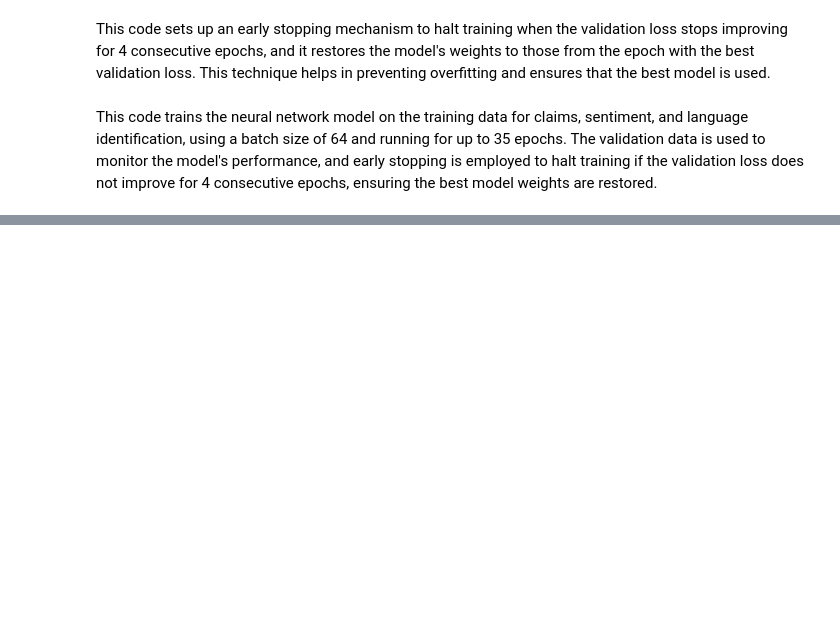
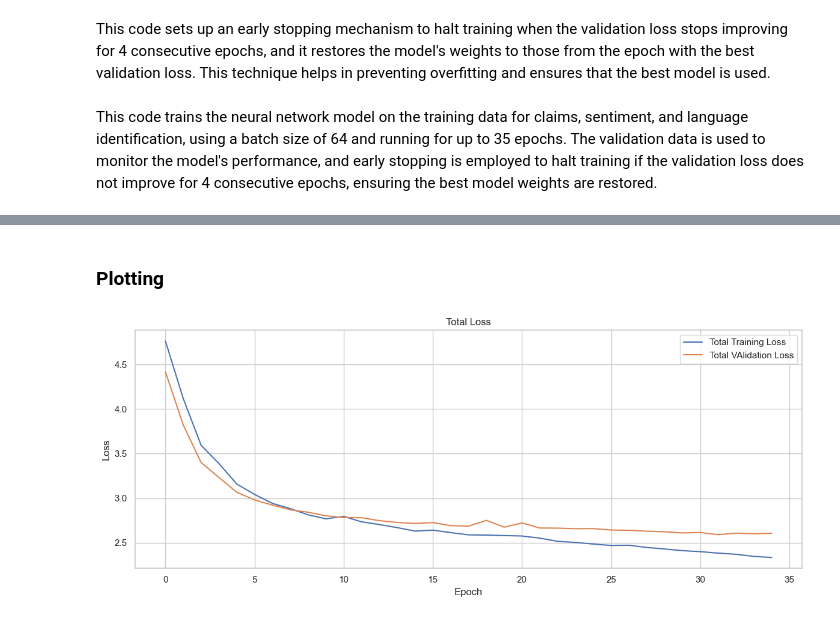
Before and after one commit to A-Alexander-code/IA-Projects, a Jupyter notebook: 22 - Language detection/language_detection.ipynb, the cells around one changed output, grey strips where cells are left out. Cells and saved outputs as stored; diff of their text form; code cells hidden in the pictures; blank space fills up the shorter version.

```diff
--- a/22 - Language detection/language_detection.ipynb
+++ b/22 - Language detection/language_detection.ipynb
@@ -449,7 +457,9 @@ h=model.fit(
     y=[df_train_claim['claim'], df_train_sentiment['sentiment'], df_train_lang['language']],
     epochs=35,
     batch_size=64,
-    validation_data=([X_test_claim, X_test_sentiment, X_test_lang],
-                     [df_test_claim['claim'], df_test_sentiment['sentiment'], df_test_lang['language']]),
+    validation_data=(
+        [X_test_claim, X_test_sentiment, X_test_lang],
+        [df_test_claim['claim'], df_test_sentiment['sentiment'], df_test_lang['language']]
+    ),
     callbacks=[earlystopping]
 )
@@ -455,0 +484,28 @@ h=model.fit(
+# %% [markdown]
+### Plotting
+# %%
+history=h.history
+
+# Set the style for the plots
+sns.set(style='whitegrid')
+# %%
+# Calculate total loss(sum of individual losses)
+total_loss_train=[history['loss'][i] for i in range(len(history['loss']))]
+total_loss_val=[history['val_loss'][i] for i in range(len(history['val_loss']))]
+
+# Create a figure and axes for the plots
+fig, axs=plt.subplots(1, 1, figsize=(12, 5))
+
+# Plot for total loss
+axs.plot(total_loss_train, label='Total Training Loss')
+axs.plot(total_loss_val, label='Total VAlidation Loss')
+axs.set_title('Total Loss')
+axs.set_xlabel('Epoch')
+axs.set_ylabel('Loss')
+axs.legend()
+
+# Show the plot
+plt.tight_layout()
+plt.show()
+# %% [output]
+[figure, added]
```
Also changed, not shown: parts of 23 cells of this notebook, 1 other file.
